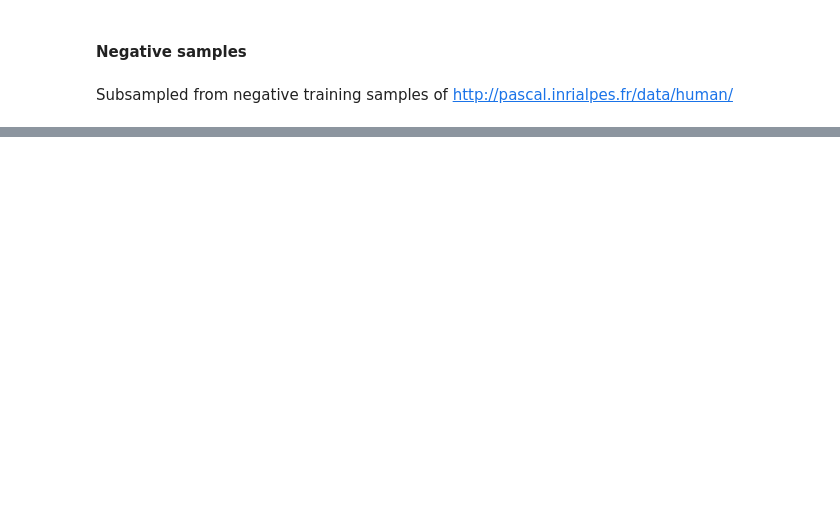
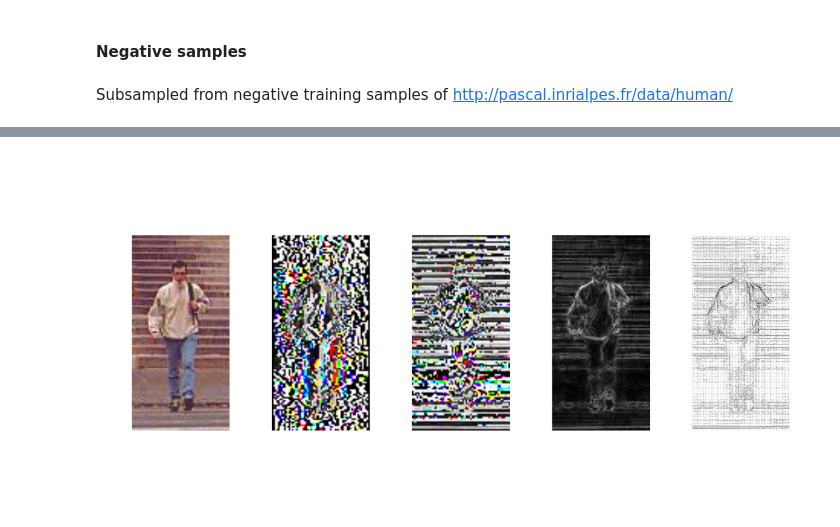
Before and after one commit to JeromeWynne/HOGs, a Jupyter notebook: Replicating-Dalal-Triggs.ipynb, the cells around one changed output, grey strips where cells are left out. Saved outputs shown, nothing was run; the diff lists cells and outputs as text; code cells hidden in the pictures; blank space fills up the shorter version.

```diff
--- a/Replicating-Dalal-Triggs.ipynb
+++ b/Replicating-Dalal-Triggs.ipynb
@@ -139,0 +149,32 @@ neg_imgs[0].shape
+# %%
+def max_channel_mask(a): # For getting the maximum pixels from a 3D image
+    z = np.zeros(a.shape[:2])
+    comparator = np.expand_dims(np.argmax(a, axis=2), axis=2)
+    mask = (np.stack([z, z+1, z+2], axis=2) == comparator)
+    return mask
+# %%
+sample_img = pos_imgs[31]
+
+xfilter = np.array([[-1, 0, 1]])
+yfilter = xfilter.T
+xgradients = cv2.filter2D(sample_img.copy().astype('float32'), -1, xfilter)
+ygradients = cv2.filter2D(sample_img.copy().astype('float32'), -1, yfilter)
+gradmag = np.sqrt(xgradients**2 + ygradients**2) # Take pixels from channel with largest gradient
+grador = np.arctan(np.divide(xgradients, ygradients+.00001))# Angle relative to  vertical in radians
+mask = max_channel_mask(gradmag)
+grador = (grador*mask).sum(axis=2)
+gradmag = (gradmag*mask).sum(axis=2)
+
+# For the quiver plot
+Y, X = np.mgrid[0:grador.shape[0], 0:grador.shape[1]]
+U = gradmag*np.cos(grador) # x component
+V = gradmag*np.sin(grador) # y component
+
+_, axs = plt.subplots(1, 5, sharey=True, sharex=True, figsize=(15, 7.5))
+
+axs[0].imshow(sample_img); axs[1].imshow(xgradients, cmap='gray');
+axs[2].imshow(ygradients, cmap='gray'); axs[3].imshow(gradmag, cmap='gray');
+plt.quiver(X, Y, U, V, gradmag, headwidth=3, headlength=3, pivot='mid', cmap='Greys', axes=axs[4], lw=.15);
+_ = [ax.axis('off') for ax in axs]; plt.tight_layout();
+# %% [output]
+[figure, added]
```
Also changed, not shown: parts of 10 cells of this notebook, 1 other file.
